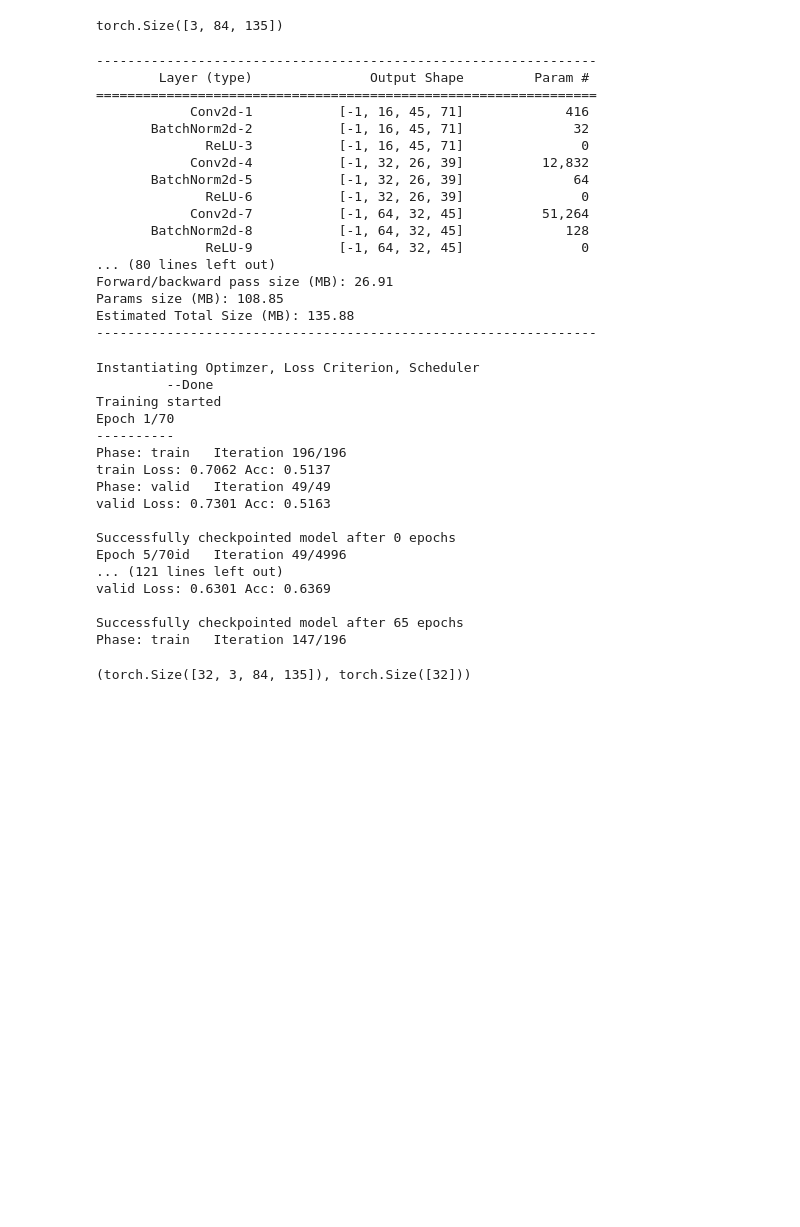
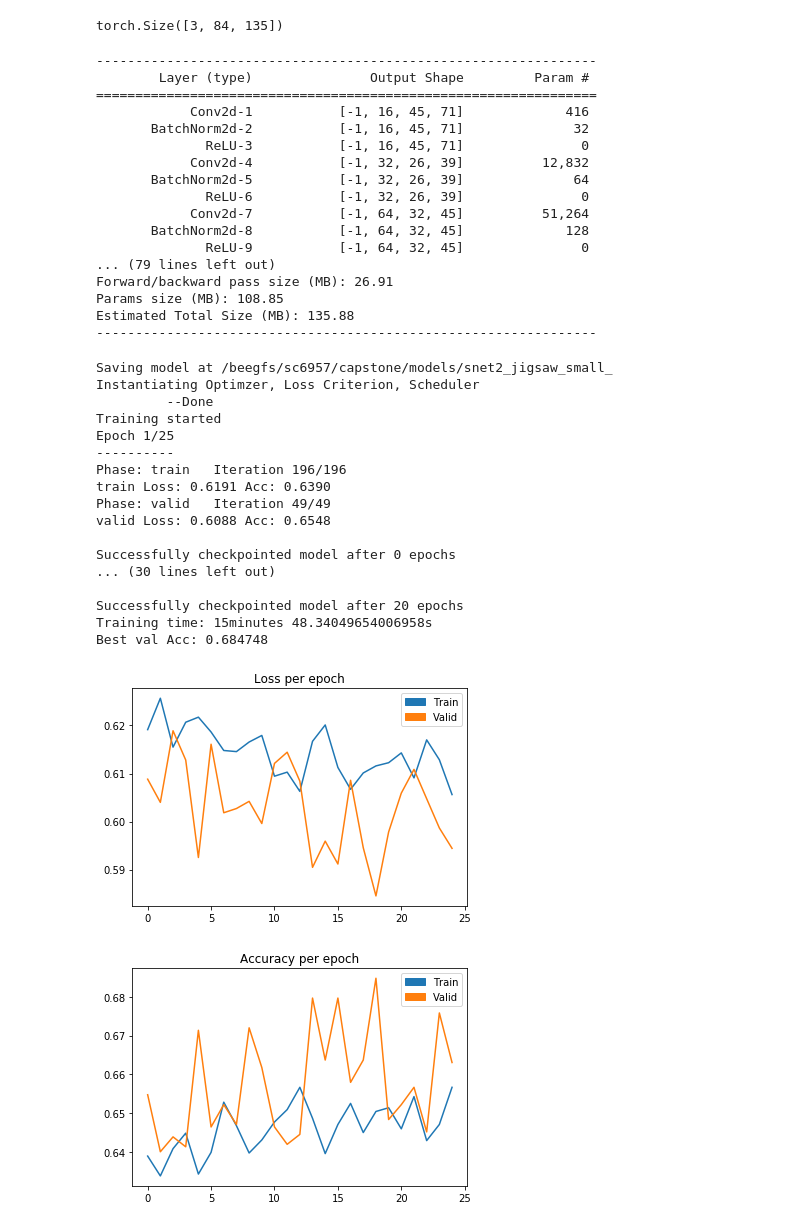
Before and after one commit to abvnithish/self_supervised_machine_listening, a Jupyter notebook: code/jigsaw/jigsaw.ipynb, the cells around one changed output. Cells and saved outputs as stored; diff of their text form; code cells hidden in the pictures; blank space fills up the shorter version.

Commit message:
updated jigsaw code

```diff
--- a/code/jigsaw/jigsaw.ipynb
+++ b/code/jigsaw/jigsaw.ipynb
@@ -8,16 +8,16 @@ from models import *
 from torchsummary import summary
 # %%
 DEVICE = torch.device('cuda:0' if torch.cuda.is_available() else 'cpu')
-print(DEVICE)
-ROOT_DIR = '/beegfs/bva212/fma_small_cqt/'
+DATASET='small'
+ROOT_DIR = f'/beegfs/bva212/fma_{DATASET}_cqt/'
 PATH_FILE = 'checksums'
 BATCH_SIZE = 32
 VAL_SPLIT = 0.2
 TRANSFORM_PROB  = 0.5
 SR = 22050
-MODEL_SAVE_PATH = '/beegfs/sc6957/audionet_jigsaw_model.pth'
+MODEL_SAVE_PATH = '/beegfs/sc6957/capstone/models/'
 MODE = 'jigsaw'
-MODEL_ARCHITECTURE = 'snet2'  #['l3net','snet','anet']
+MODEL_ARCHITECTURE = 'snet2'  #['l3net','snet',snet2',anet']
 SEPARABLE = False
 REDUCE_TWO_CLASS = True #Applies to jigsaw (6-class to 2-class)
 NUM_SECONDS=10
@@ -26,6 +24,6 @@ cuda:0
 # %%
 start = time.time()
-MODEL = load_model(DEVICE, MODEL_ARCHITECTURE, MODE, SEPARABLE)
+MODEL,MODEL_NAME = load_model(DEVICE, MODEL_ARCHITECTURE, MODE, SEPARABLE)
 master = Master(DEVICE, ROOT_DIR, PATH_FILE, SR, BATCH_SIZE, VAL_SPLIT, TRANSFORM_PROB, REDUCE_TWO_CLASS, MODE, MODEL, NUM_SECONDS)
 print(f'time for instantiating audio net object - {time.time() - start}')
 # %% [output]
@@ -81,28 +85,32 @@ summary(master.model,input_size=master.input_size)
             Conv2d-7           [-1, 64, 32, 45]          51,264
        BatchNorm2d-8           [-1, 64, 32, 45]             128
               ReLU-9           [-1, 64, 32, 45]               0
-... (80 lines left out)
+... (79 lines left out)
 Forward/backward pass size (MB): 26.91
 Params size (MB): 108.85
 Estimated Total Size (MB): 135.88
 ----------------------------------------------------------------
+# %%
+MODEL_SAVE_PATH = MODEL_SAVE_PATH+MODEL_NAME+f'_{DATASET}_'
 # %%
-master.train(num_epochs= 70, learning_rate=1e-5, print_every=4, verbose=True, save=True, checkpoint_every=5)
+master.train(num_epochs= 25, learning_rate=1e-5, print_every=5, verbose=True, save=True, checkpoint_every=5, model_save_path = MODEL_SAVE_PATH)
 # %% [output]
+Saving model at /beegfs/sc6957/capstone/models/snet2_jigsaw_small_
 Instantiating Optimzer, Loss Criterion, Scheduler
          --Done
 Training started
-Epoch 1/70
+Epoch 1/25
 ----------
 Phase: train   Iteration 196/196
-train Loss: 0.7062 Acc: 0.5137
+train Loss: 0.6191 Acc: 0.6390
 Phase: valid   Iteration 49/49
-valid Loss: 0.7301 Acc: 0.5163
+valid Loss: 0.6088 Acc: 0.6548
 
 Successfully checkpointed model after 0 epochs
-Epoch 5/70id   Iteration 49/4996
-... (121 lines left out)
-valid Loss: 0.6301 Acc: 0.6369
+... (30 lines left out)
 
-Successfully checkpointed model after 65 epochs
-Phase: train   Iteration 147/196
+Successfully checkpointed model after 20 epochs
+Training time: 15minutes 48.34049654006958s
+Best val Acc: 0.684748
+[figure, added]
+[figure, added]
@@ -113,4 +116,0 @@ print(f'time for fetching one batch - {time.time() - start}')
-# %%
-batch[0].shape,batch[1].shape
-# %% [output]
-(torch.Size([32, 3, 84, 135]), torch.Size([32]))
```
Also changed, not shown: parts of 5 cells of this notebook, 3 other files.
